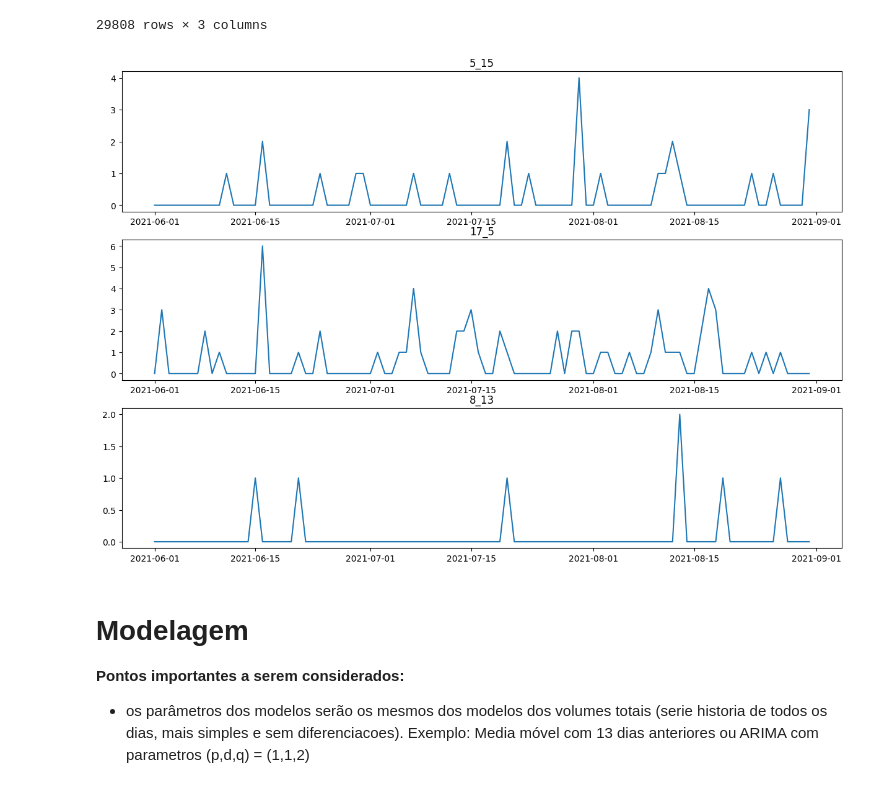
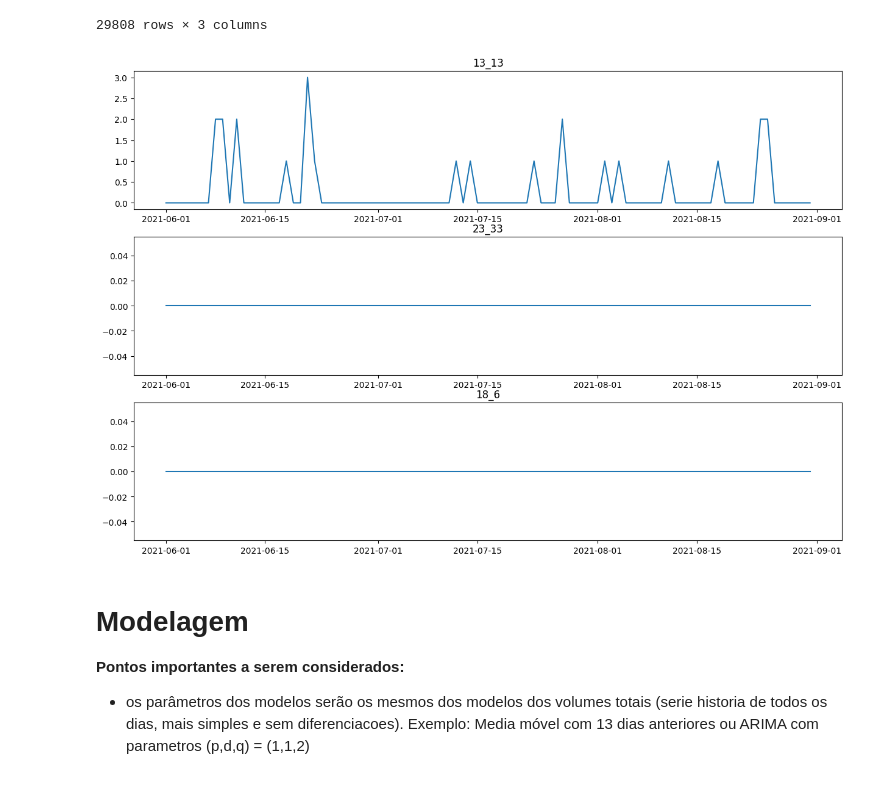
Before and after one commit to guilistocco/TCC_TABELA_DE_HORARIOS, a Jupyter notebook: Notebooks/modelagem OD - Volumes por OD.ipynb, the cells around one changed output. Saved outputs shown, nothing was run; the diff lists cells and outputs as text; code cells hidden in the pictures.

```diff
--- a/Notebooks/modelagem OD - Volumes por OD.ipynb
+++ b/Notebooks/modelagem OD - Volumes por OD.ipynb
@@ -375,15 +375,15 @@ series_ods
 # %%
 #### amostra de PAR OD para alguns pares
 
-# amostra = random.sample(combinacoes_OD,3)
-amostra = ['5_15', '17_5', '8_13']
+amostra = random.sample(combinacoes_OD,3)
+# amostra = ['5_15', '17_5', '8_13'] '10_17'
 fig, ax = plt.subplots(nrows=3, figsize = (15,10))
 
 for _ in range(len(amostra)):
     ax[_].plot(series_ods.loc[series_ods["OD"]==amostra[_],'Data'], series_ods.loc[series_ods["OD"]==amostra[_],'Volume_OD'])
     ax[_].set_title(amostra[_])
 # %% [output]
-[figure, old version]
+[figure, new version]
 # %% [markdown]
 # Modelagem
 
```
Also changed, not shown: parts of 21 cells of this notebook, 5 other files.
